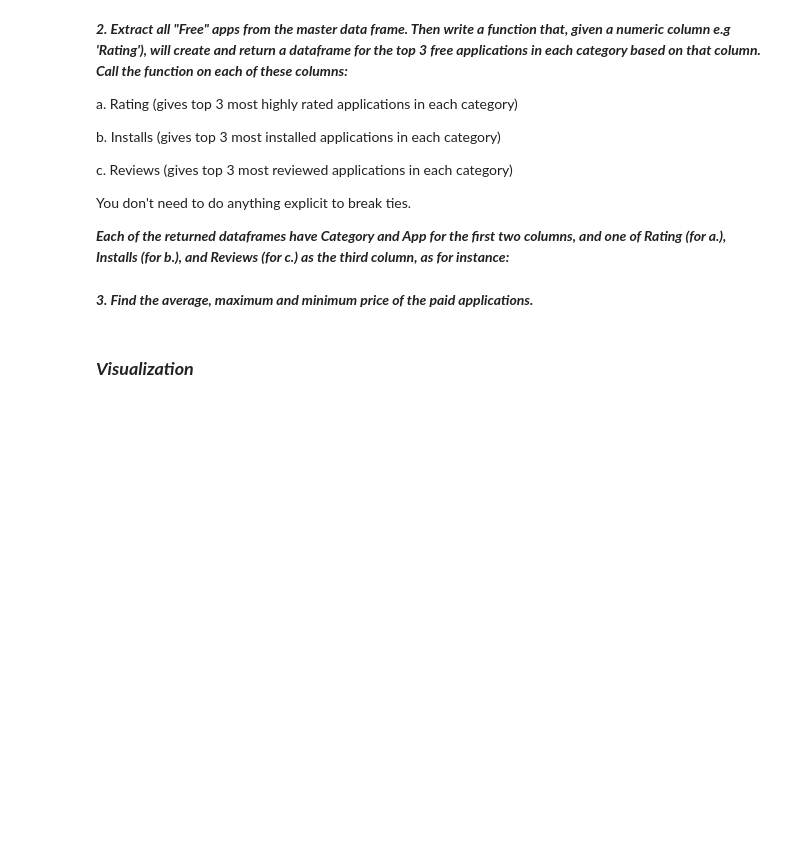
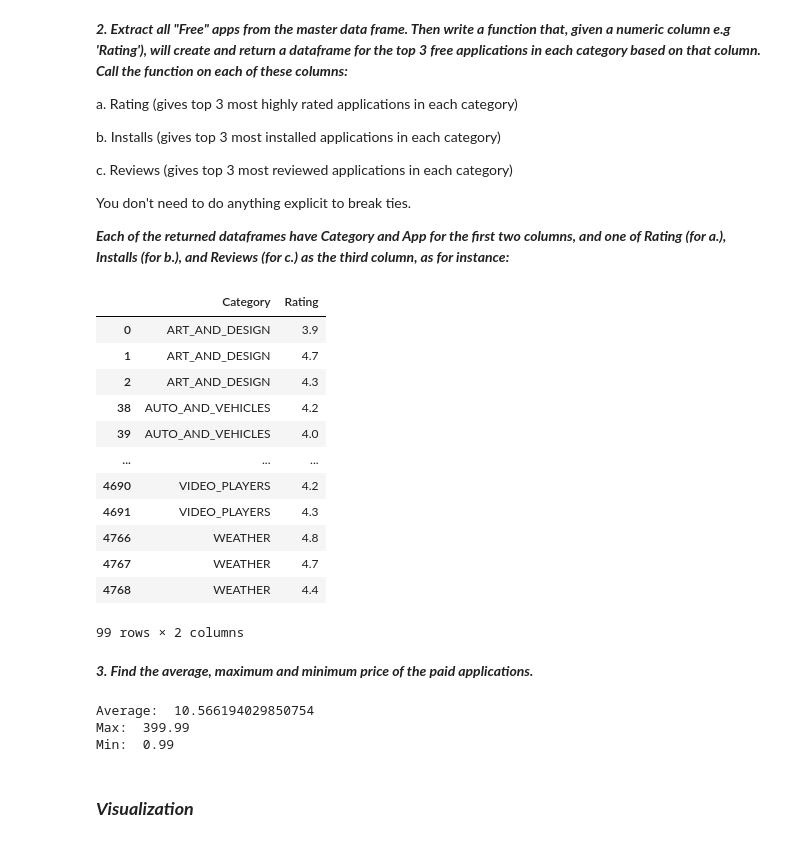
Before and after one commit to Sameerahmed786/CS210Spring2022, a Jupyter notebook: google_apps.ipynb, the cells around one changed output. Cells and saved outputs as stored; diff of their text form; code cells hidden in the pictures; blank space fills up the shorter version.

```diff
--- a/google_apps.ipynb
+++ b/google_apps.ipynb
@@ -230,17 +231,37 @@ clean_googleplaystore_df.groupby('Category')['Rating'].describe()
 
 ***Each of the returned dataframes have Category and App for the first two columns, and one of Rating (for a.), Installs (for b.), and Reviews (for c.) as the third column, as for instance:***
 # %%
-free_apps_df = clean_googleplaystore_df[clean_googleplaystore_df['Type'] == 'Free'].copy()
+free_apps_df = clean_googleplaystore_df[clean_googleplaystore_df['Type'] == 'Free']
 rows, cols = free_apps_df.shape
 free_apps_df.index = [i for i in range(rows)]
-free_apps_df
+free_apps_df.groupby('Category')['Rating'].head(3)
+ratings_group = free_apps_df.groupby('Category').apply(lambda x:x['Rating'].reset_index()).reset_index()
+ratings_group[ratings_group['level_1'] <= 2][['Category', 'Rating']]
+# %% [output]
+|  | Category | Rating |
+| 0 | ART_AND_DESIGN | 3.9 |
+| 1 | ART_AND_DESIGN | 4.7 |
+| 2 | ART_AND_DESIGN | 4.3 |
+| 38 | AUTO_AND_VEHICLES | 4.2 |
+| 39 | AUTO_AND_VEHICLES | 4.0 |
+| ... | ... | ... |
+| 4690 | VIDEO_PLAYERS | 4.2 |
+| 4691 | VIDEO_PLAYERS | 4.3 |
+| 4766 | WEATHER | 4.8 |
+| 4767 | WEATHER | 4.7 |
+| 4768 | WEATHER | 4.4 |
+99 rows × 2 columns
 # %% [markdown]
 ***3. Find the average, maximum and minimum price of the paid applications.***
 # %%
-paid_df = clean_googleplaystore_df[clean_googleplaystore_df['Type'] == 'Paid'].copy()
+paid_df = clean_googleplaystore_df[clean_googleplaystore_df['Type'] == 'Paid']
 print('Average: ', paid_df['Price'].mean())
 print('Max: ', paid_df['Price'].max())
 print('Min: ', paid_df['Price'].min())
+# %% [output]
+Average:  10.566194029850754
+Max:  399.99
+Min:  0.99
 # %% [markdown]
 ### ***Visualization***
 # %% [markdown]
```
Also changed, not shown: parts of 9 cells of this notebook, 1 other file.
